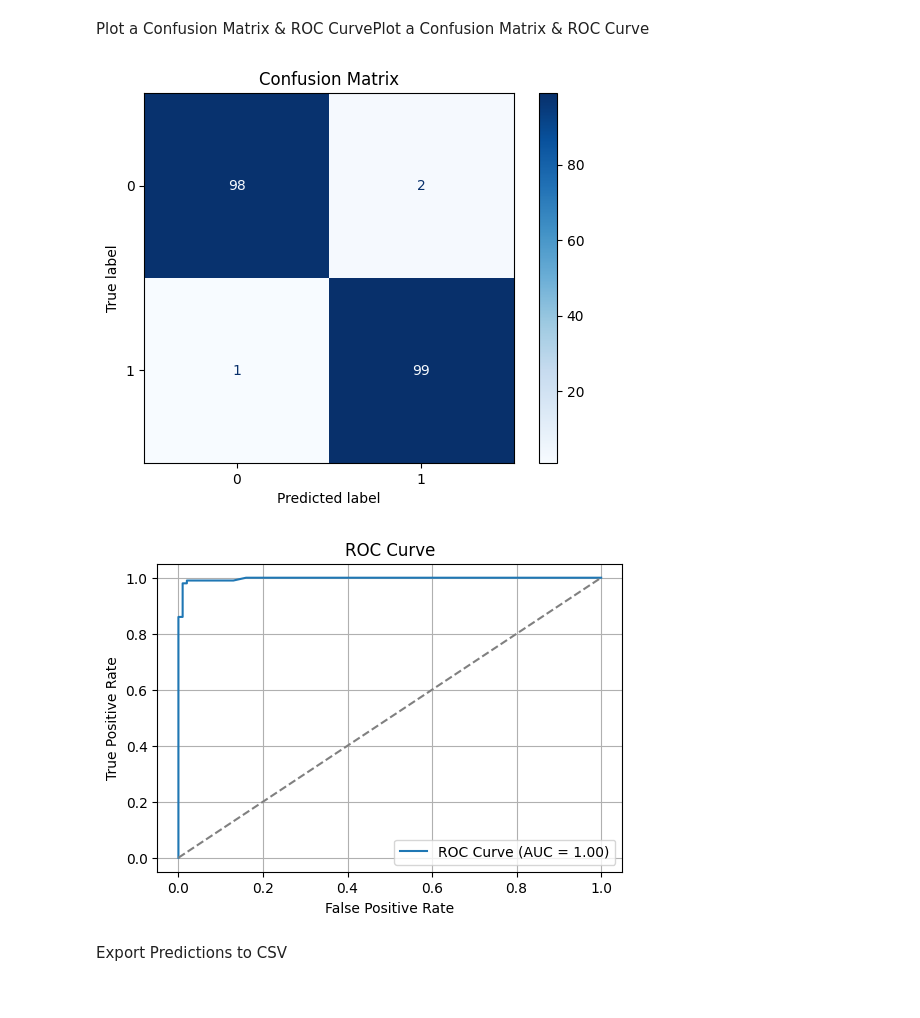
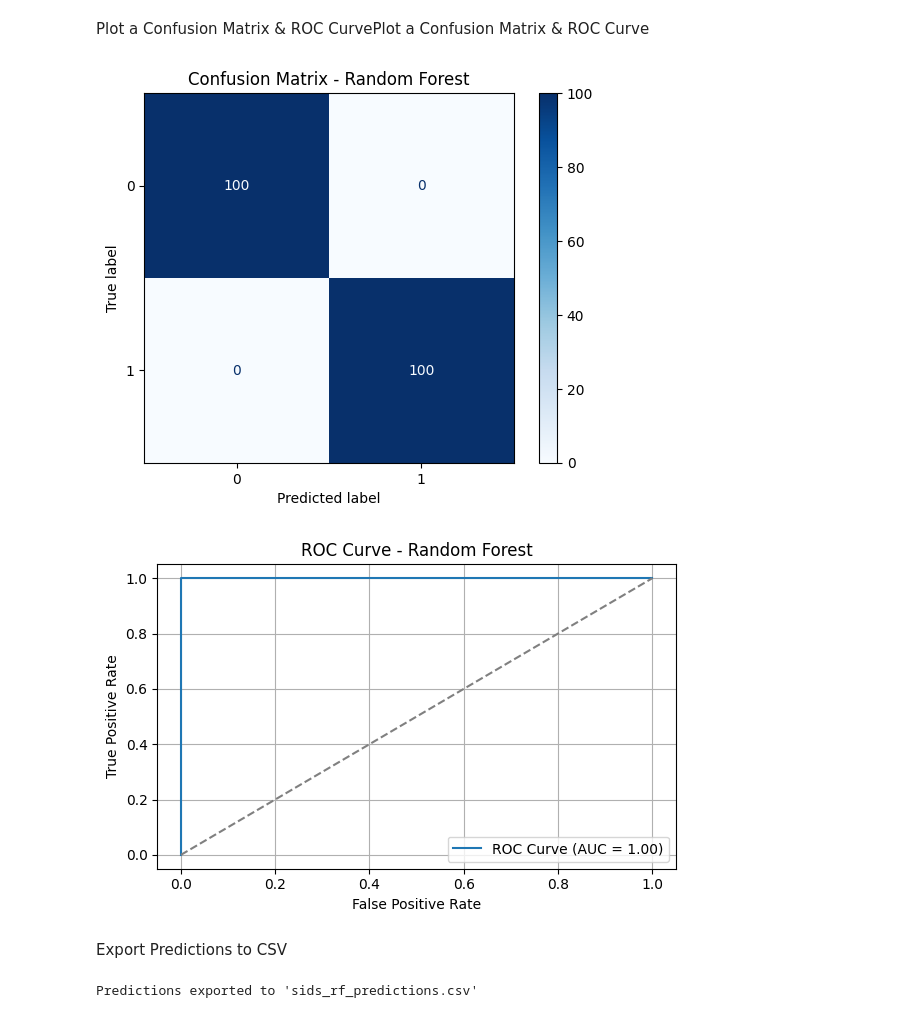
Before and after one commit to abeni-hub/SIDS-Monitoring-System, a Jupyter notebook: gpt_data training.ipynb, the cells around one changed output. Drawn from its saved outputs; the diff is of its cells as text; code cells hidden in the pictures.

```diff
--- a/gpt_data training.ipynb
+++ b/gpt_data training.ipynb
@@ -145,18 +168,34 @@ model = joblib.load('sids_risk_detector.pkl')
 # %% [markdown]
 Visualizing the features
 # %%
-# Visualize feature importance
-importances = model.feature_importances_
-feature_names = X.columns  # X already has 'resp_rate' removed earlier
+# --- 1. Train Random Forest (if not already trained) ---
+from sklearn.ensemble import RandomForestClassifier
 
+rf_model = RandomForestClassifier(n_estimators=100, random_state=42)
+rf_model.fit(X_train_scaled, y_train)  # Use scaled data
+print("✅ Random Forest model trained.")
+
+# --- 2. Visualize Feature Importance ---
+import matplotlib.pyplot as plt
+import seaborn as sns
+import pandas as pd
+
+# Extract feature importances
+importances = rf_model.feature_importances_
+feature_names = X.columns  # Use original feature names
+
+# Create DataFrame for plotting
 feature_df = pd.DataFrame({
     'Feature': feature_names,
     'Importance': importances
 }).sort_values(by='Importance', ascending=False)
 
+# Plot
 plt.figure(figsize=(8, 6))
 sns.barplot(x='Importance', y='Feature', data=feature_df, palette='viridis')
-plt.title('Feature Importance for SIDS Risk Prediction')
+plt.title('Feature Importance for SIDS Risk Prediction (Random Forest)')
+plt.xlabel('Relative Importance')
+plt.ylabel('Features')
 plt.tight_layout()
 plt.show()
 # %% [output]
@@ -168,39 +208,51 @@ Passing `palette` without assigning `hue` is deprecated and will be removed in v
 Plot a Confusion Matrix & ROC CurvePlot a Confusion Matrix & ROC Curve
 # %%
 from sklearn.metrics import confusion_matrix, ConfusionMatrixDisplay, roc_curve, auc
+import matplotlib.pyplot as plt
 
-# Confusion Matrix
-cm = confusion_matrix(y_test, y_pred)
+# --- 1. Predictions ---
+rf_pred = rf_model.predict(X_test_scaled)
+rf_proba = rf_model.predict_proba(X_test_scaled)[:, 1]  # Probability for ROC
+
+# --- 2. Confusion Matrix ---
+cm = confusion_matrix(y_test, rf_pred)
 disp = ConfusionMatrixDisplay(confusion_matrix=cm)
 disp.plot(cmap='Blues')
-plt.title("Confusion Matrix")
+plt.title("Confusion Matrix - Random Forest")
 plt.show()
 
-# ROC Curve
-y_proba = model.predict_proba(X_test)[:, 1]
-fpr, tpr, _ = roc_curve(y_test, y_proba)
+# --- 3. ROC Curve ---
+fpr, tpr, _ = roc_curve(y_test, rf_proba)
 roc_auc = auc(fpr, tpr)
 
 plt.figure(figsize=(6, 4))
 plt.plot(fpr, tpr, label=f"ROC Curve (AUC = {roc_auc:.2f})")
 plt.plot([0, 1], [0, 1], linestyle='--', color='gray')
 plt.xlabel("False Positive Rate")
 plt.ylabel("True Positive Rate")
-plt.title("ROC Curve")
+plt.title("ROC Curve - Random Forest")
 plt.legend()
 plt.grid(True)
+plt.tight_layout()
 plt.show()
 # %% [output]
-[figure, old version]
+[figure, new version]
-[figure, old version]
+[figure, new version]
 # %% [markdown]
 Export Predictions to CSV
 # %%
 # Add predictions to test set
-test_results = X_test.copy()
+rf_pred = rf_model.predict(X_test_scaled)
+rf_proba = rf_model.predict_proba(X_test_scaled)[:, 1]
+
+# Create a DataFrame with predictions
+test_results = pd.DataFrame(X_test_scaled, columns=X.columns)  # Restore feature names
 test_results['Actual'] = y_test.values
-test_results['Predicted'] = y_pred
-test_results['Risk_Probability'] = y_proba
+test_results['Predicted'] = rf_pred
+test_results['Risk_Probability'] = rf_proba
 
 # Save to CSV
-test_results.to_csv('sids_predictions.csv', index=False)
+test_results.to_csv('sids_rf_predictions.csv', index=False)
+print("Predictions exported to 'sids_rf_predictions.csv'")
+# %% [output]
+Predictions exported to 'sids_rf_predictions.csv'
```
Also changed, not shown: parts of 8 cells of this notebook, 6 other files.
